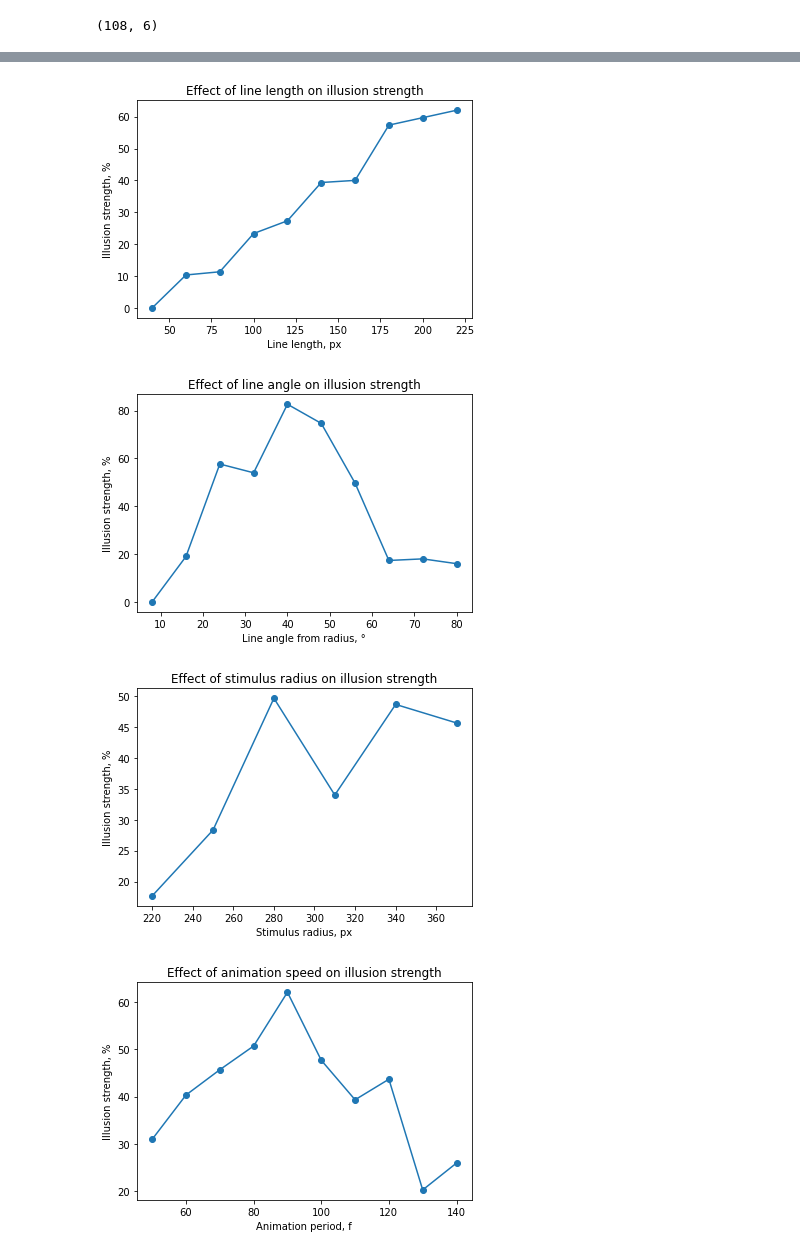
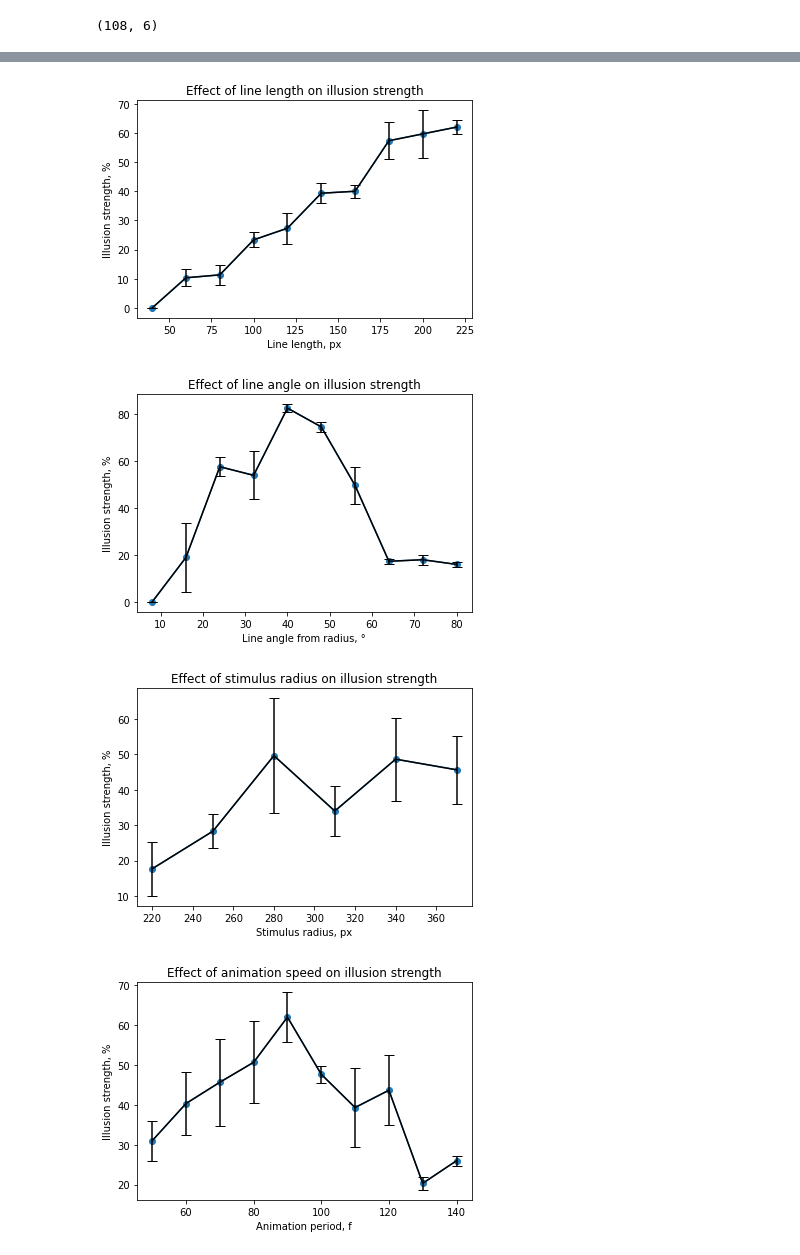
Before and after one commit to ChrisBaoCC/RLTIExperiment, a Jupyter notebook: analysis.ipynb, the cells around one changed output, grey strips where cells are left out. Drawn from its saved outputs; the diff is of its cells as text; code cells hidden in the pictures.

```diff
--- a/analysis.ipynb
+++ b/analysis.ipynb
@@ -34,6 +57,11 @@ ratings1 = (block1[0,:,-1] + block1[1,:,-1] + block1[2,:,-1]) / 3
 ratings2 = (block2[0,:,-1] + block2[1,:,-1] + block2[2,:,-1]) / 3
 ratings3 = (block3[0,:,-1] + block3[1,:,-1] + block3[2,:,-1]) / 3
 ratings4 = (block4[0,:,-1] + block4[1,:,-1] + block4[2,:,-1]) / 3
+# %%
+error1 = [np.std(block1[:,i,5]) / np.sqrt(3) for i in range(10)]
+error2 = [np.std(block2[:,i,5]) / np.sqrt(3) for i in range(10)]
+error3 = [np.std(block3[:,i,5]) / np.sqrt(3) for i in range(6)]
+error4 = [np.std(block4[:,i,5]) / np.sqrt(3) for i in range(10)]
 # %%
 keys1 = block1[0,:,1]
 keys2 = block2[0,:,2]
@@ -44,39 +72,43 @@ import matplotlib.pyplot as plt
 ax = plt.subplot()
 plt.scatter(keys1, ratings1)
 plt.plot(keys1, ratings1)
+plt.errorbar(keys1, ratings1, error1, color="black", capsize=5)
 ax.set_title("Effect of line length on illusion strength")
 ax.set_xlabel("Line length, px")
 ax.set_ylabel("Illusion strength, %")
 plt.show()
 # %% [output]
-[figure, old version]
+[figure, new version]
 # %%
 ax = plt.subplot()
 plt.scatter(keys2, ratings2)
 plt.plot(keys2, ratings2)
+plt.errorbar(keys2, ratings2, error2, color="black", capsize=5)
 ax.set_title("Effect of line angle on illusion strength")
 ax.set_xlabel("Line angle from radius, °")
 ax.set_ylabel("Illusion strength, %")
 plt.show()
 # %% [output]
-[figure, old version]
+[figure, new version]
 # %%
 ax = plt.subplot()
 plt.scatter(keys3, ratings3)
 plt.plot(keys3, ratings3)
+plt.errorbar(keys3, ratings3, error3, color="black", capsize=5)
 ax.set_title("Effect of stimulus radius on illusion strength")
 ax.set_xlabel("Stimulus radius, px")
 ax.set_ylabel("Illusion strength, %")
 plt.show()
 # %% [output]
-[figure, old version]
+[figure, new version]
 # %%
 ax = plt.subplot()
 plt.scatter(keys4, ratings4)
 plt.plot(keys4, ratings4)
+plt.errorbar(keys4, ratings4, error4, color="black", capsize=5)
 ax.set_title("Effect of animation speed on illusion strength")
 ax.set_xlabel("Animation period, f")
 ax.set_ylabel("Illusion strength, %")
 plt.show()
 # %% [output]
-[figure, old version]
+[figure, new version]
```
Also changed, not shown: parts of 13 cells of this notebook, 3 other files.
